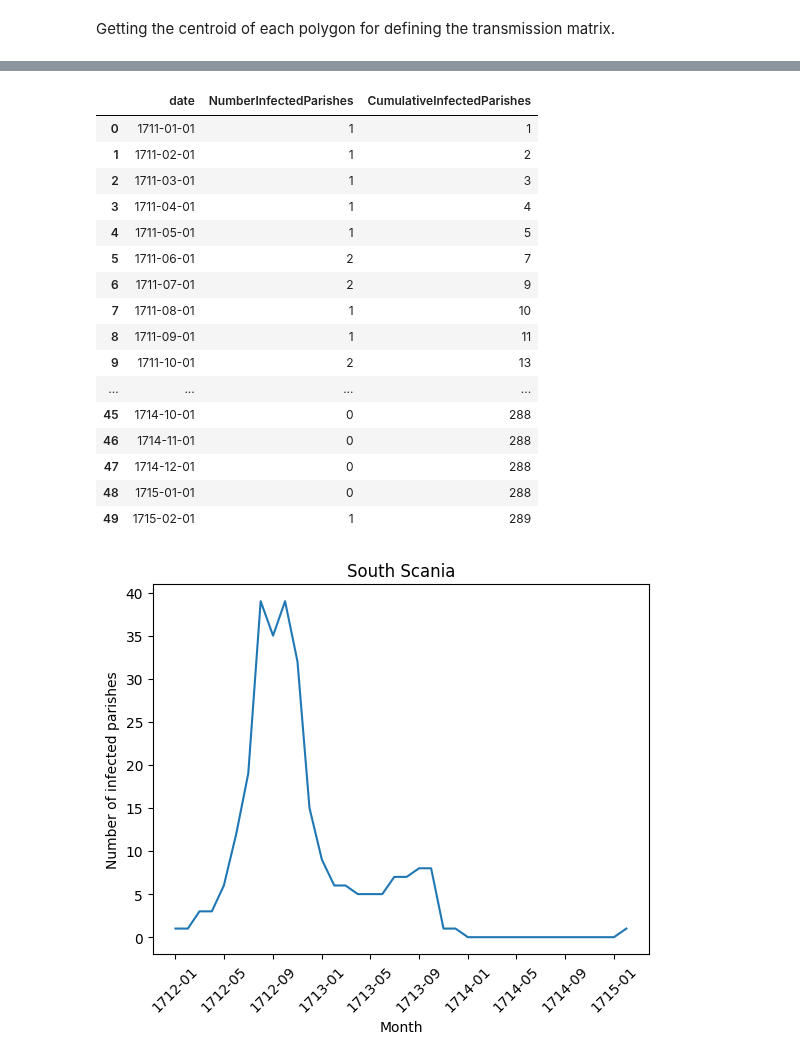
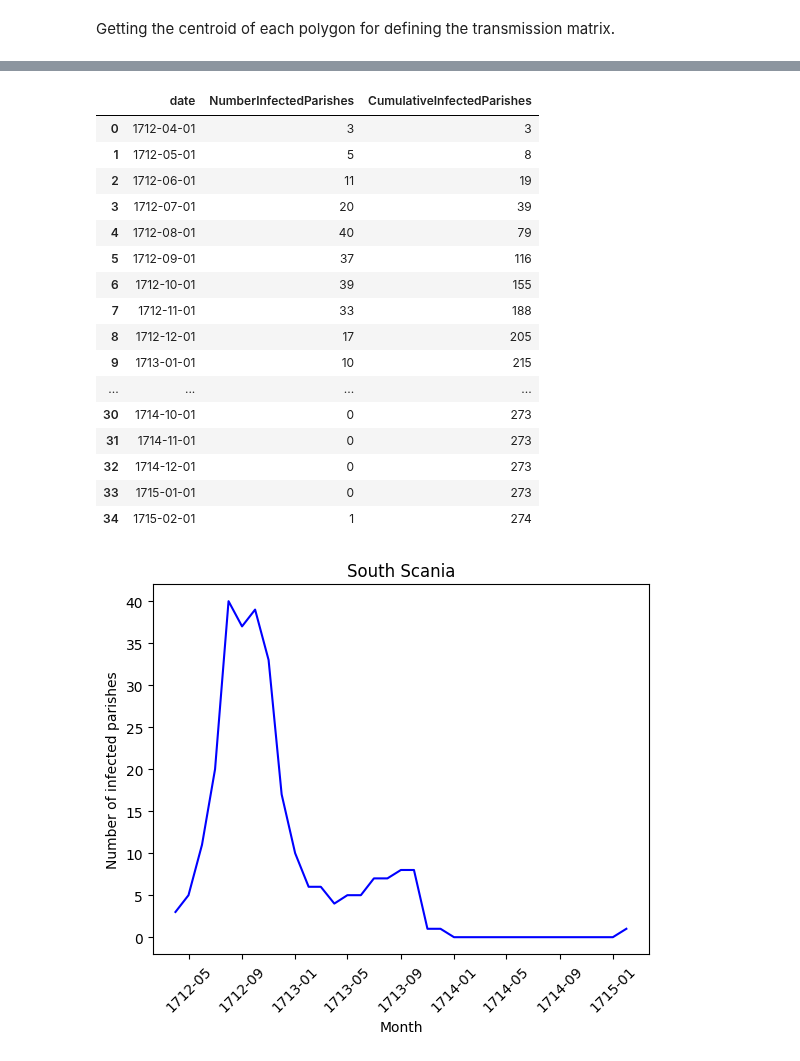
Before and after one commit to polislizarralde/PythonMathematicalModeling, a Jupyter notebook: docs/PlagueProject/Number_infected_parishes.ipynb, the cells around one changed output, grey strips where cells are left out. Drawn from its saved outputs; the diff is of its cells as text; code cells hidden in the pictures.

Commit message:
Add plots for cum infected parishes per month

```diff
--- a/docs/PlagueProject/Number_infected_parishes.ipynb
+++ b/docs/PlagueProject/Number_infected_parishes.ipynb
@@ -121,3 +140,14 @@ def count_infected_by_month(df, date, n, start_date: str = 'BeginPlaguePeriod',
     results['CumulativeInfectedParishes'] = results['NumberInfectedParishes'].cumsum()
 
     return results
+# %%
+# Plot the number of infected parishes per month
+def plot_infected_by_month(df, date, n, start_date: str = 'BeginPlaguePeriod', end_date: str = 'EndPlaguePeriod'):
+    results = count_infected_by_month(df, date, n, start_date, end_date)
+    plt.plot(results['date'], results['NumberInfectedParishes'],
+              label='Number of infected parishes', color='blue')
+    plt.xlabel('Month')
+    plt.xticks( rotation=45)
+    plt.ylabel('Number of infected parishes')
+    plt.title('South Scania')
+    plt.show()
@@ -124,34 +199,24 @@ def count_infected_by_month(df, date, n, start_date: str = 'BeginPlaguePeriod',
 # %%
-count_infected_by_month(infectedParishes, 'JAN 1711', 0)
+count_infected_by_month(infectedParishes, 'APR 1712', 0)
 # %% [output]
 |  | date | NumberInfectedParishes | CumulativeInfectedParishes |
-| 0 | 1711-01-01 | 1 | 1 |
-| 1 | 1711-02-01 | 1 | 2 |
-| 2 | 1711-03-01 | 1 | 3 |
-| 3 | 1711-04-01 | 1 | 4 |
-| 4 | 1711-05-01 | 1 | 5 |
-| 5 | 1711-06-01 | 2 | 7 |
-| 6 | 1711-07-01 | 2 | 9 |
-| 7 | 1711-08-01 | 1 | 10 |
-| 8 | 1711-09-01 | 1 | 11 |
-| 9 | 1711-10-01 | 2 | 13 |
+| 0 | 1712-04-01 | 3 | 3 |
+| 1 | 1712-05-01 | 5 | 8 |
+| 2 | 1712-06-01 | 11 | 19 |
+| 3 | 1712-07-01 | 20 | 39 |
+| 4 | 1712-08-01 | 40 | 79 |
+| 5 | 1712-09-01 | 37 | 116 |
+| 6 | 1712-10-01 | 39 | 155 |
+| 7 | 1712-11-01 | 33 | 188 |
+| 8 | 1712-12-01 | 17 | 205 |
+| 9 | 1713-01-01 | 10 | 215 |
 | ... | ... | ... | ... |
-| 45 | 1714-10-01 | 0 | 288 |
-| 46 | 1714-11-01 | 0 | 288 |
-| 47 | 1714-12-01 | 0 | 288 |
-| 48 | 1715-01-01 | 0 | 288 |
-| 49 | 1715-02-01 | 1 | 289 |
+| 30 | 1714-10-01 | 0 | 273 |
+| 31 | 1714-11-01 | 0 | 273 |
+| 32 | 1714-12-01 | 0 | 273 |
+| 33 | 1715-01-01 | 0 | 273 |
+| 34 | 1715-02-01 | 1 | 274 |
-# %%
-# Plot the results
-def plot_infected_by_month(df, date, n, start_date: str = 'BeginPlaguePeriod', end_date: str = 'EndPlaguePeriod'):
-    results = count_infected_by_month(df, date, n, start_date, end_date)
-    plt.plot(results['date'], results['NumberInfectedParishes'])
-    plt.xlabel('Month')
-    plt.xticks( rotation=45)
-    plt.ylabel('Number of infected parishes')
-    plt.title('South Scania')
-    plt.show()
 # %%
-plot_infected_by_month(infectedParishes, 'JAN 1712', 0)
+plot_infected_by_month(infectedParishes, 'APR 1712', 0)
 # %% [output]
-[figure, old version]
+[figure, new version]
```
Also changed, not shown: parts of 11 cells of this notebook, 3 other files.
